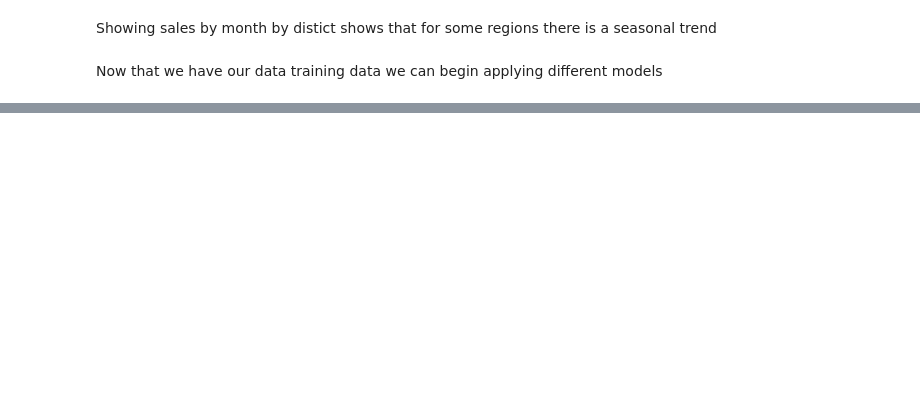
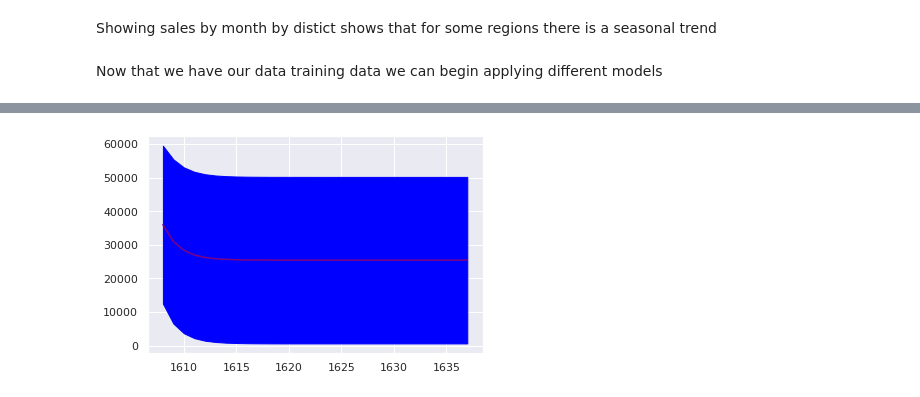
Before and after one commit to JonHaz/Capstone-2-LVMH-Sales-in-Iowa, a Jupyter notebook: LVMH_Capstone_Two_Modeling.ipynb, the cells around one changed output, grey strips where cells are left out. Cells and saved outputs as stored; diff of their text form; code cells hidden in the pictures; blank space fills up the shorter version.

```diff
--- a/LVMH_Capstone_Two_Modeling.ipynb
+++ b/LVMH_Capstone_Two_Modeling.ipynb
@@ -291,0 +432,17 @@ print(res.params)
+# %%
+#Creating a 30 day forecast
+forecast =results.get_forecast(steps=30)
+mean_forecast = forecast.predicted_mean
+confidence_intervals = forecast.conf_int()
+lower_limits = confidence_intervals.loc[:,'lower sale_dollars']
+upper_limits = confidence_intervals.loc[:,'upper sale_dollars']
+
+#plot prediction
+plt.figure()
+plt.plot(mean_forecast.index,mean_forecast.values, color ='purple',label='forecast')
+
+#fill uncertainty area
+plt.fill_between(lower_limits.index, lower_limits, upper_limits, color='blue')
+plt.show()
+# %% [output]
+[figure, added]
```
Also changed, not shown: parts of 19 cells of this notebook.
